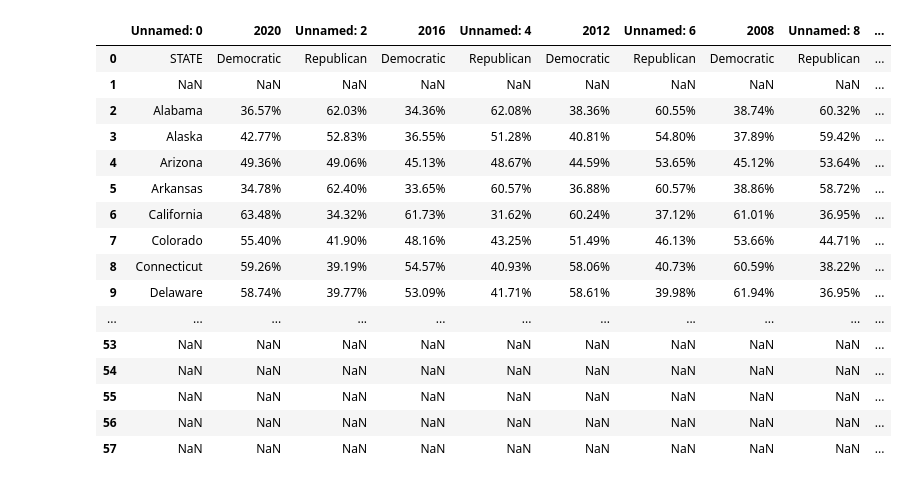
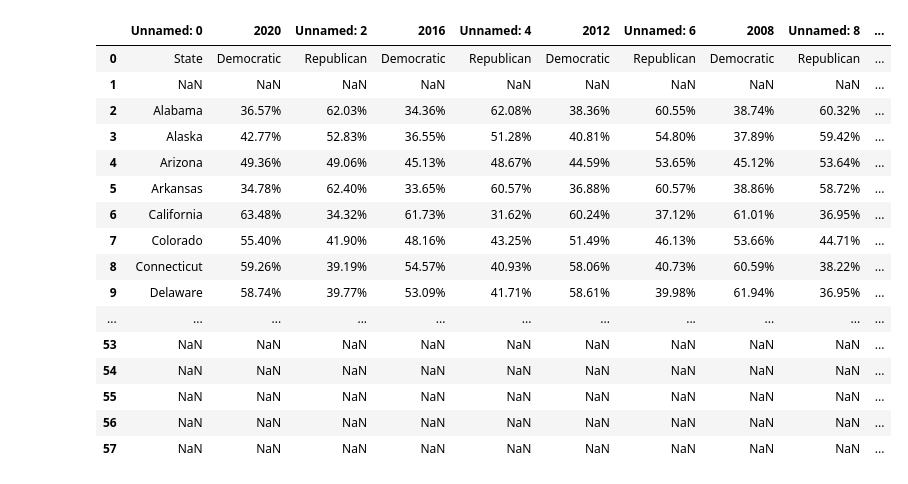
Before and after one commit to Trisken221/QM2, a Jupyter notebook: evolution graph.ipynb, the cells around one changed output. Drawn from its saved outputs; the diff is of its cells as text; code cells hidden in the pictures.

```diff
--- a/evolution graph.ipynb
+++ b/evolution graph.ipynb
@@ -5,22 +5,20 @@
 # %%
 import pandas as pd
 import pylab
 import matplotlib.pyplot as plt
 # make the plots a little wider by default
 %matplotlib inline
 plt.style.use('ggplot')
 
 pylab.rcParams['figure.figsize'] = (10., 15.)
 
 # Load the historical election data (1996-2020)
-historical_data_url = "https://raw.githubusercontent.com/Trisken221/QM2/refs/heads/main/1996-2020%20election%20results.csv"
-historical_data = pd.read_csv(historical_data_url, na_values=['', ' '])
-
-from IPython.display import display
-display(historical_data)
+historical_data_url = "https://raw.githubusercontent.com/Trisken221/QM2/refs/heads/main/1996-2020%20.csv"
+historical_data = pd.read_csv(historical_data_url)
+historical_data
 # %% [output]
 |  | Unnamed: 0 | 2020 | Unnamed: 2 | 2016 | Unnamed: 4 | 2012 | Unnamed: 6 | 2008 | Unnamed: 8 | ... |
-| 0 | STATE | Democratic | Republican | Democratic | Republican | Democratic | Republican | Democratic | Republican | ... |
+| 0 | State | Democratic | Republican | Democratic | Republican | Democratic | Republican | Democratic | Republican | ... |
 | 1 | NaN | NaN | NaN | NaN | NaN | NaN | NaN | NaN | NaN | ... |
 | 2 | Alabama | 36.57% | 62.03% | 34.36% | 62.08% | 38.36% | 60.55% | 38.74% | 60.32% | ... |
 | 3 | Alaska | 42.77% | 52.83% | 36.55% | 51.28% | 40.81% | 54.80% | 37.89% | 59.42% | ... |
```
Also changed, not shown: parts of 14 cells of this notebook.
